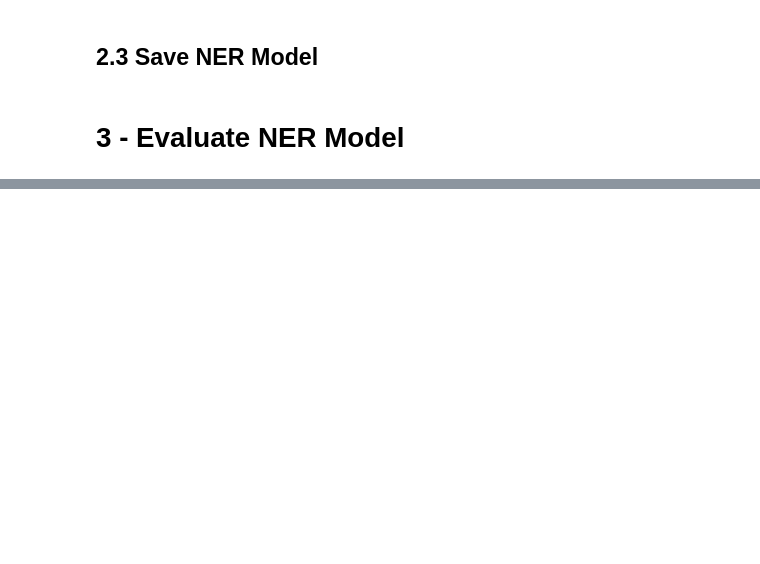
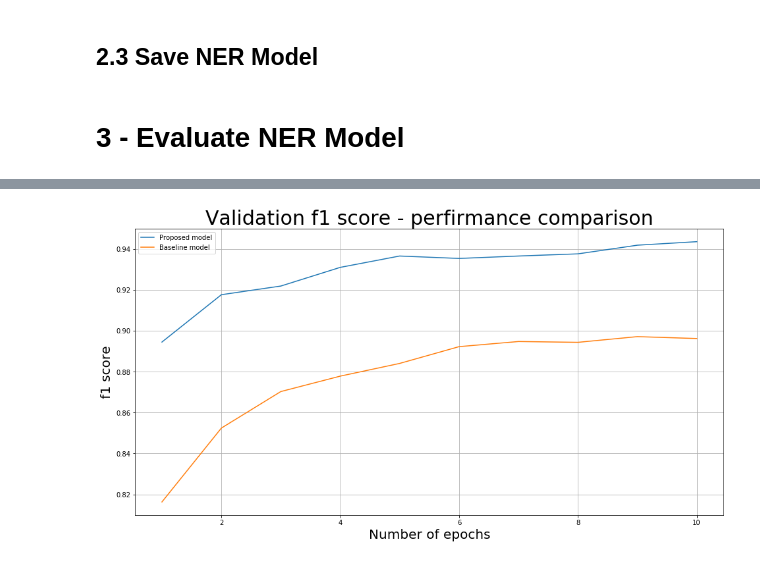
Before and after one commit to 7stitch7/NLP-project, a Jupyter notebook: Assignment2_submit.ipynb, the cells around one changed output, grey strips where cells are left out. Cells and saved outputs as stored; diff of their text form; code cells hidden in the pictures; blank space fills up the shorter version.

```diff
--- a/Assignment2_submit.ipynb
+++ b/Assignment2_submit.ipynb
@@ -1003,0 +1345,25 @@ def train_epoch(log_interval, model, device, optimizer, epoch, POS_Tagging=True,
+# %%
+cofig = {
+        'accuracy': [],
+        'f1 score': [],
+        'train_acc': [],
+        'train_loss':[],
+        'val_loss':[]
+        }
+model = BiLSTM_CRF(vocab_size=len(word_to_ix),num_layers=1,lstm_dim=180,linear=128,method = 'ATTN_TYPE_SCALE_DOT_PRODUCT')
+optimizer = optim.SGD(model.parameters(), lr=0.01, weight_decay=1e-4)
+print("=" * 100)
+print("Start Training")
+for epoch in range(TOTAL_EPOCH):
+    train_epoch(500, model=model, device=device, optimizer=optimizer, epoch=epoch,potision='Behind embedding')
+    print("=" * 100)
+    print("Test")
+    model.eval()
+    _,_,train_accuracy,_,train_loss = test(model, train_input_index, train_output_index,pos_index=train_pos_index,tf_idf_index=train_tf_idf_index,potision='Behind embedding')
+    _, _, accuracy, f1_,val_loss = test(model, val_input_index, val_output_index,potision='Behind embedding')
+    cofig['accuracy'].append(accuracy)
+    cofig['f1 score'].append(f1_)
+    cofig['train_acc'].append(train_accuracy)
+    cofig['train_loss'].append(train_loss)
+    cofig['val_loss'].append(val_loss)
+    print("=" * 100)
@@ -1089,0 +1640,17 @@ for config in model_structure_configs:
+# %%
+plt.figure(figsize=(16, 8))
+x=number_of_epoches= np.arange(1,11,1)
+
+plt.plot(x, cofig['f1 score'], label='Proposed model')
+plt.plot(x, base_f1, label='Baseline model')
+
+
+plt.title('Validation f1 score - perfirmance comparison',size=30)
+plt.xlabel('Number of epochs',size=20)
+plt.ylabel('f1 score',size=20)
+plt.legend(loc='best')
+plt.grid()
+plt.savefig('Performance_Comparison.jpeg')
+plt.show()
+# %% [output]
+[figure, added]
```
Also changed, not shown: parts of 47 cells of this notebook, 7 other files.
